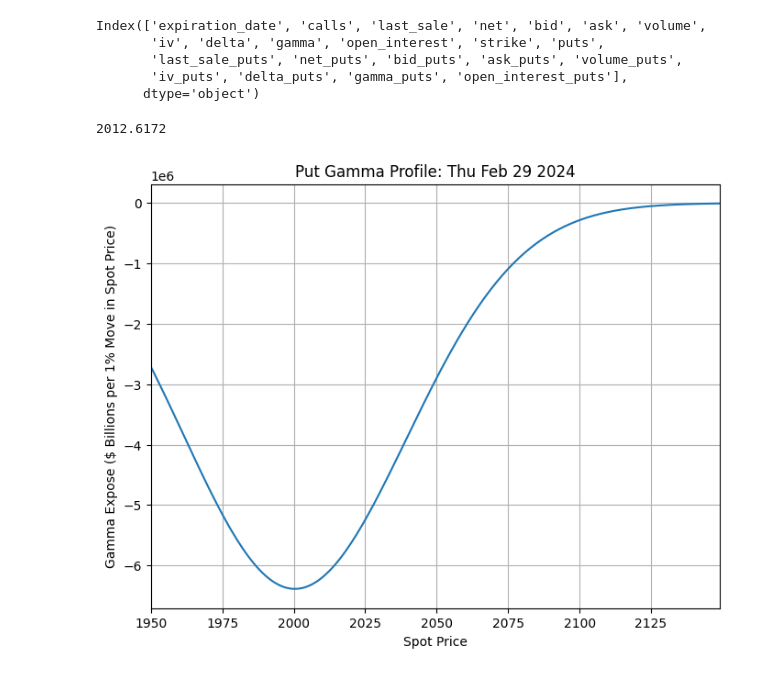
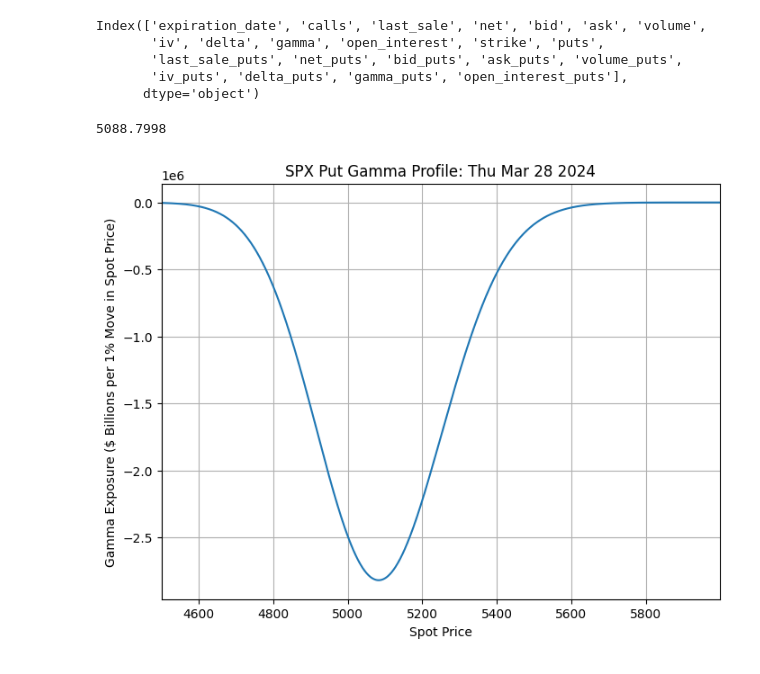
Before and after one commit to alexcraig043/math-86, a Jupyter notebook: homeworks/hw3/hw3.ipynb, the cells around one changed output. Cells and saved outputs as stored; diff of their text form; code cells hidden in the pictures.

```diff
--- a/homeworks/hw3/hw3.ipynb
+++ b/homeworks/hw3/hw3.ipynb
@@ -500,7 +508,7 @@ Index(['expiration_date', 'calls', 'last_sale', 'net', 'bid', 'ask', 'volume',
       dtype='object')
 # %%
 # Read in the first row of the CSV to get the recent print
-recent_price_df = pd.read_csv("rut_quotedata.csv", nrows=1, header=None)
+recent_price_df = pd.read_csv(csv, nrows=1, header=None)
 
 # Get row 0 column 1
 recent_price = recent_price_df.iloc[0, 1]
@@ -508,7 +516,7 @@ recent_price = float(recent_price.split(' ')[1])
 
 recent_price
 # %% [output]
-2012.6172
+5088.7998
 # %%
 import scipy.stats as stats
 
@@ -554,24 +585,21 @@ def calc_unit_gamma_array_calls(strike_prices, T, row):
 # %%
 # Get the time to expiration in years
 T = calc_time_to_expiration(expiration_date)
 
-# Let's define an array of spot prices to look at, say from 1000 to 3000 in steps of 10
-S = np.arange(1950, 2150, 1)
-
-# Let's look at the 2000 strike price row
-row_2000 = rut_df[rut_df['strike'] == 2000]
+# Let's look at the 1 strike price row
+row = df[df["strike"] == contract_strike]
 
 # Let's calculate the unit gamma
-put_2000_unit_gammas = calc_unit_gamma_array_puts(S, T, row_2000)
+put_unit_gammas = calc_unit_gamma_array(Spots, T, row, is_calls = False)
 
-# Plot the put gammas. Title is "Gamma Profile: expiration_date", x-axis is "Spot Price", y-axis is "Gamma"
+# Plot the unit put gammas
 plt.figure(figsize=(8, 6))
-plt.plot(S, put_2000_unit_gammas)
-plt.title(f'Put Gamma Profile: {expiration_date}')
-plt.xlabel('Spot Price')
-plt.xlim(min(S), max(S))
-plt.ylabel('Gamma Expose ($ Billions per 1% Move in Spot Price)')
+plt.plot(Spots, put_unit_gammas)
+plt.title(f"{index} Put Gamma Profile: {expiration_date}")
+plt.xlabel("Spot Price")
+plt.xlim(min(Spots), max(Spots))
+plt.ylabel("Gamma Exposure ($ Billions per 1% Move in Spot Price)")
 plt.grid(True)
 plt.show()
 # %% [output]
-[figure, old version]
+[figure, new version]
```
Also changed, not shown: parts of 3 cells of this notebook, 2 other files.
